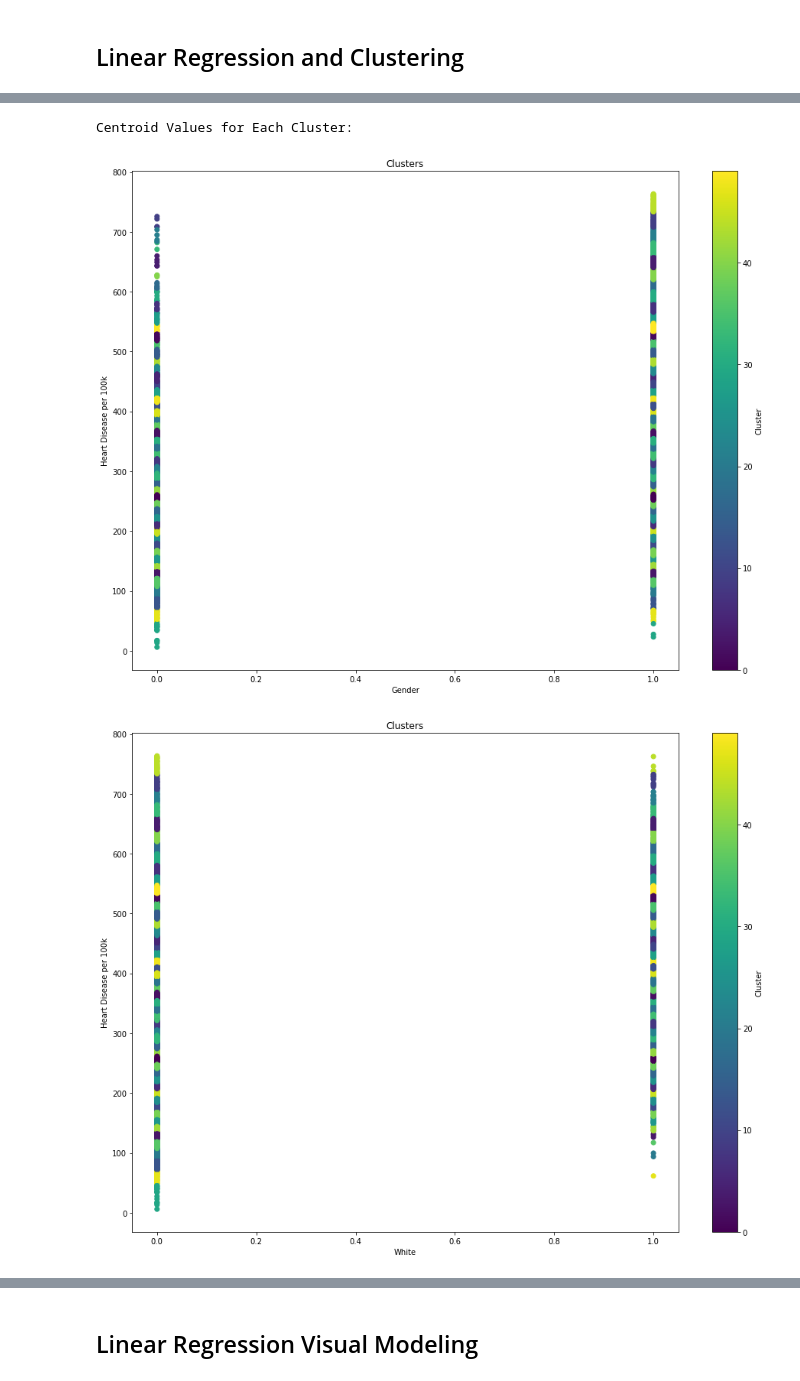
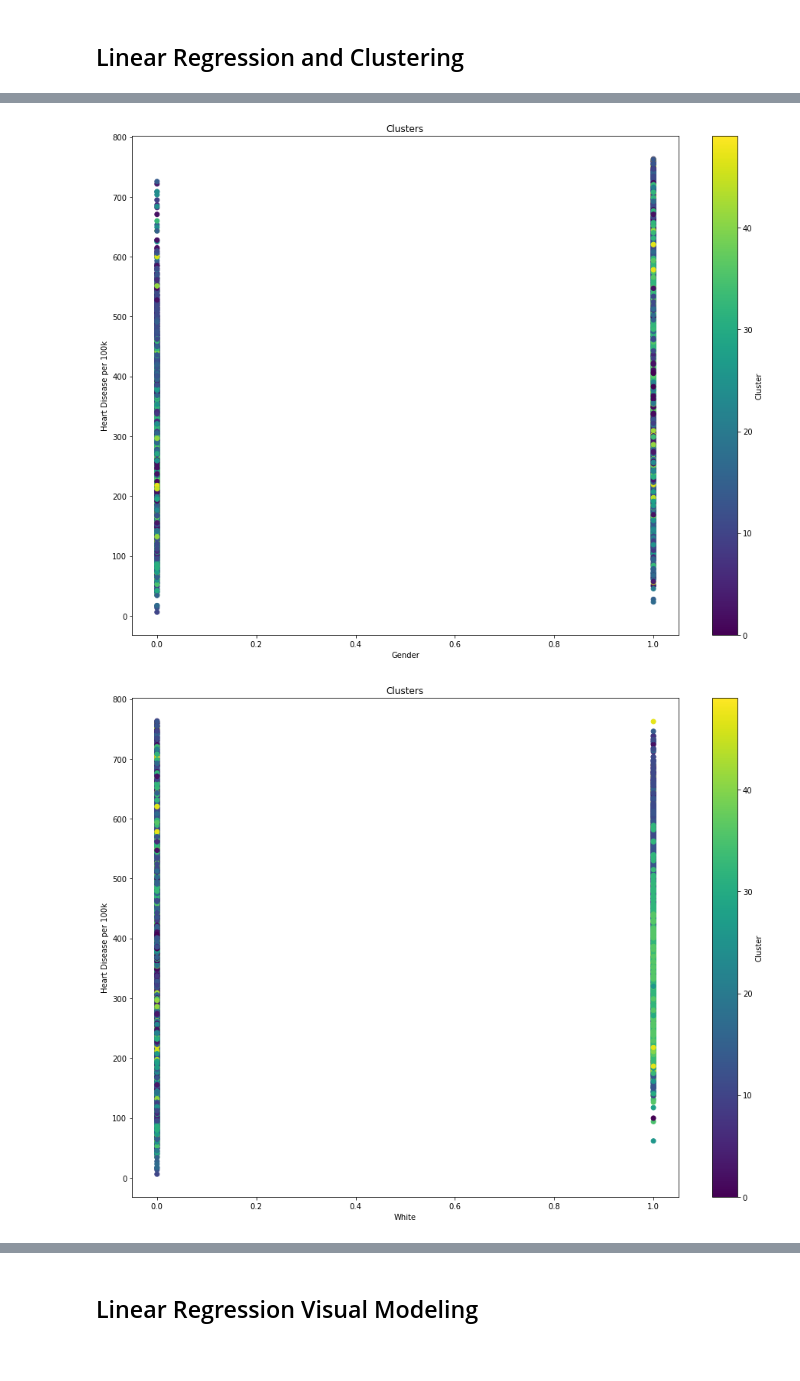
Before and after one commit to Aaron-m-ram/end-to-end-statistical-analysis, a Jupyter notebook: final_proj.ipynb, the cells around one changed output, grey strips where cells are left out. Saved outputs shown, nothing was run; the diff lists cells and outputs as text; code cells hidden in the pictures.

```diff
--- a/final_proj.ipynb
+++ b/final_proj.ipynb
@@ -825,36 +769,29 @@ Notes:
 # %%
-from sklearn.preprocessing import StandardScaler
-from sklearn.cluster import KMeans
-
-
+# Extracting necessary data
 all_races = ethnicity_regression_dummies.copy()
 all_races_only = all_races[['Black', 'Hispanic', 'American Indian and Alaskan Native', 'Asian and Pacific Islander', 'White']]
-
 
 gender_bi = gender_regression_df.copy()
 gender_bi = gender_bi[['Gender', 'Heart Disease per 100k']]
 
-
-
 all_state = pd.get_dummies(state_regression_df, columns=['State'])
 all_state_only = all_state.drop(['Heart Disease per 100k', 'County', 'Gender', 'Ethnicity'], axis=1)
 
-
-
+# Combine all data for clustering
 combined_cluster_no_state = combined.copy()
 default_state = x_hot_encoded_state.drop(columns='const')
 combined_cluster = pd.concat([all_races_only, gender_bi, all_state_only], axis=1)
 
-
+# Standardize the features
 scaler = StandardScaler()
-
+combined_cluster_scaled = scaler.fit_transform(combined_cluster)
 
 # Choose the number of clusters
 num_clusters = 50
 
 # Initialize and fit the KMeans model
 kmeans = KMeans(n_clusters=num_clusters, random_state=42)
-kmeans.fit(combined_cluster)
+kmeans.fit(combined_cluster_scaled)
 
 # Get cluster labels for each data point
 cluster_labels = kmeans.labels_
@@ -862,14 +799,17 @@ cluster_labels = kmeans.labels_
 # Add cluster labels to the DataFrame
 combined_cluster['Cluster'] = cluster_labels
 
+# Get centroids
 centroids = kmeans.cluster_centers_
 
 # Create a DataFrame to display centroid values
 centroid_df = pd.DataFrame(centroids, columns=combined_cluster.columns[:-1])  # Exclude the 'Cluster' column
 
-print("Centroid Values for Each Cluster:")
+# Display centroid values
+#print("Centroid Values for Each Cluster:")
 #print(centroid_df)
 
+# Scatter plot for Gender
 plt.figure(figsize=(16, 12))
 plt.scatter(combined_cluster['Gender'], combined_cluster['Heart Disease per 100k'], c=cluster_labels, cmap='viridis')
 plt.title('Clusters')
@@ -878,6 +818,7 @@ plt.ylabel('Heart Disease per 100k')
 plt.colorbar(label='Cluster')
 plt.show()
 
+# Scatter plot for White race
 plt.figure(figsize=(16, 12))
 plt.scatter(combined_cluster['White'], combined_cluster['Heart Disease per 100k'], c=cluster_labels, cmap='viridis')
 plt.title('Clusters')
@@ -886,46 +827,50 @@ plt.ylabel('Heart Disease per 100k')
 plt.colorbar(label='Cluster')
 plt.show()
 
+# Scatter plot for Black race
 plt.figure(figsize=(16, 12))
 plt.scatter(combined_cluster['Black'], combined_cluster['Heart Disease per 100k'], c=cluster_labels, cmap='viridis')
 plt.title('Clusters')
-plt.xlabel('Blacl')
+plt.xlabel('Black')
 plt.ylabel('Heart Disease per 100k')
 plt.colorbar(label='Cluster')
 plt.show()
 
+# Scatter plot for Hispanic race
 plt.figure(figsize=(16, 12))
 plt.scatter(combined_cluster['Hispanic'], combined_cluster['Heart Disease per 100k'], c=cluster_labels, cmap='viridis')
 plt.title('Clusters')
 plt.xlabel('Hispanic')
 plt.ylabel('Heart Disease per 100k')
 plt.colorbar(label='Cluster')
 plt.show()
 
+# Scatter plot for American Indian and Alaskan Native race
 plt.figure(figsize=(16, 12))
 plt.scatter(combined_cluster['American Indian and Alaskan Native'], combined_cluster['Heart Disease per 100k'], c=cluster_labels, cmap='viridis')
 plt.title('Clusters')
 plt.xlabel('Native American')
 plt.ylabel('Heart Disease per 100k')
 plt.colorbar(label='Cluster')
 plt.show()
 
+# Scatter plot for Asian and Pacific Islander race
 plt.figure(figsize=(16, 12))
 plt.scatter(combined_cluster['Asian and Pacific Islander'], combined_cluster['Heart Disease per 100k'], c=cluster_labels, cmap='viridis')
 plt.title('Clusters')
 plt.xlabel('Asian')
 plt.ylabel('Heart Disease per 100k')
 plt.colorbar(label='Cluster')
 plt.show()
 
+# Scatter plot for State (Hawaii)
 plt.figure(figsize=(16, 12))
 plt.scatter(combined_cluster['State_HI'], combined_cluster['Heart Disease per 100k'], c=cluster_labels, cmap='viridis')
 plt.title('Clusters')
 plt.xlabel('Hawaii')
 plt.ylabel('Heart Disease per 100k')
 plt.colorbar(label='Cluster')
 plt.show()
 # %% [output]
-Centroid Values for Each Cluster:
-[figure, old version]
+[figure, new version]
-[figure, old version]
+[figure, new version]
```
Also changed, not shown: parts of 22 cells of this notebook.
